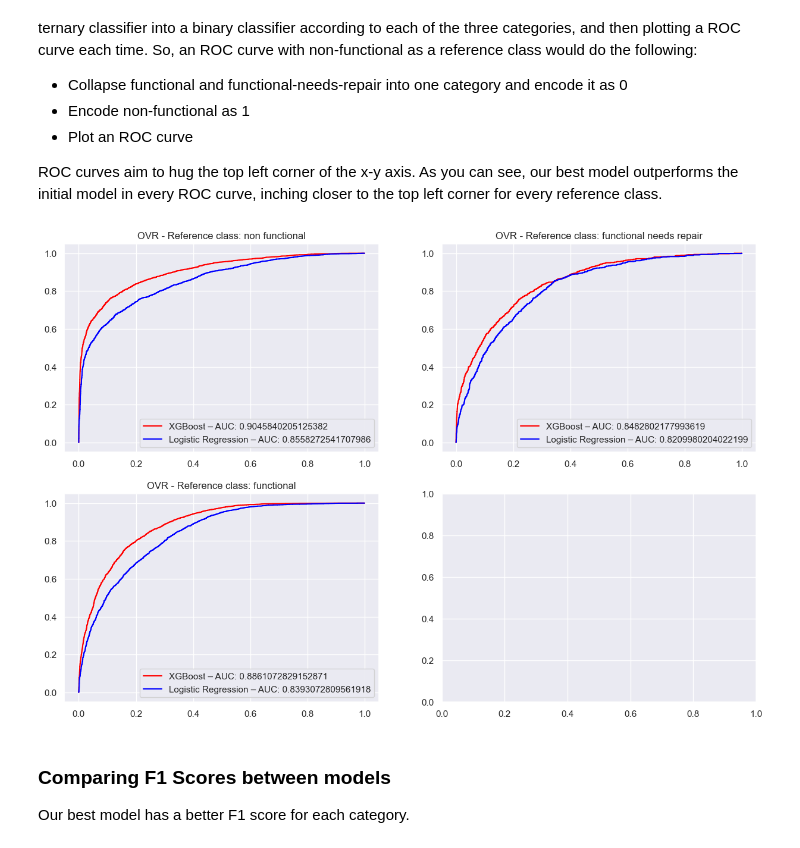
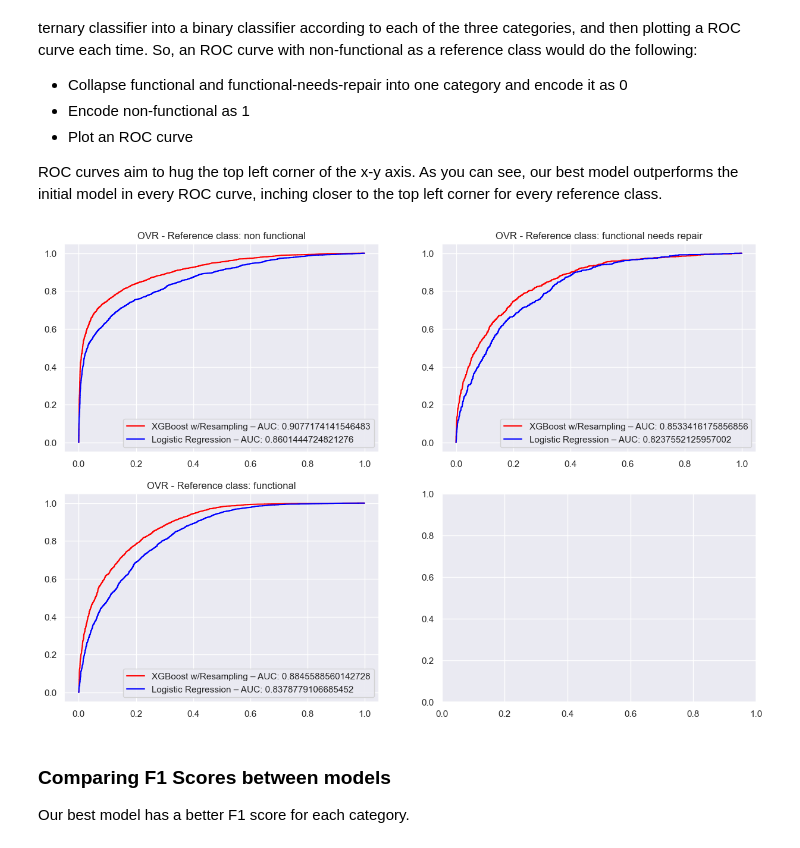
Before and after one commit to Jellohub/phase_3_project, a Jupyter notebook: notebook.ipynb, the cells around one changed output. Cells and saved outputs as stored; diff of their text form; code cells hidden in the pictures.

```diff
--- a/notebook.ipynb
+++ b/notebook.ipynb
@@ -526,10 +562,19 @@ for col in X_cat.columns:
 # %%
 # Casting all categorical features as string dtypes for simplicity
 X_cat = X_cat.astype('str')
+testing_cat = testing_cat.astype('str')
+
+# All the variables used for visualizations later
+geography = pd.concat([X.select_dtypes(['int64', 'float64']).copy(),
+                       y.map({0: 'non functional', 1: 'functional needs repair', 2: 'functional'})], axis=1)
+
+geography = geography[geography.longitude!=0]
 
 # Combining both numeric and categorical features
 X = pd.concat([X_numeric, X_cat], axis=1)
+testing = pd.concat([testing_numeric, testing_cat], axis=1)
 
 # One-hot encoding categorical variables
 # drop_first to prevent collinearity
 X = pd.get_dummies(X, drop_first=True, dtype='int64')
+testing = pd.get_dummies(testing, drop_first=True, dtype='int64')
@@ -544,3 +581,13 @@ geography = geography[geography.longitude!=0]
+# %%
+list1 = list(X.columns)
+list2 = list(testing.columns)
+differences = list(set(list1) ^ set(list2))
+
+for col in differences:
+    if col in list(X.columns):
+        X = X.drop([col], axis=1)
+    elif col in list(testing.columns):
+        testing = testing.drop([col], axis=1)
 # %% [markdown]
 # DESCRIPTIVE STATISTICS OF FEATURES USED
 # %%
@@ -591,20 +638,14 @@ In order to evaluate the performance of our models, we need to create test and t
 # %%
 #Creating a train-test-split for X and y
 X_train, X_test, y_train, y_test = train_test_split(X, y, random_state=state, test_size=0.2)
-# %%
-# Resetting indices for simplicity
-X_train = X_train.reset_index(drop=True)
-X_test = X_test.reset_index(drop=True)
-y_train = y_train.reset_index(drop=True)
-y_test = y_test.reset_index(drop=True)
 # %%
-# {1: 3140} – just the original dataset
+# {1: 3466} – just the original dataset
 # {1: 10000} – increasing instances of functional needs repair to 10,000
 # {1: 15000} – increasing instances of functional needs repair to 15,000
 # {1: 20000} – increasing instances of functional needs repair to 20,000
 # auto – increasing instances of functional needs repair to whatever the most frequent class has
 
-resampled_datasets = {str(n): SMOTE(sampling_strategy=n, random_state=state).fit_resample(X_train, y_train) for n in [{1: 3140}, {1: 10000}, {1: 15000}, {1: 20000}, 'auto']}
+resampled_datasets = {str(n): SMOTE(sampling_strategy=n, random_state=state).fit_resample(X_train, y_train) for n in [{1: 3466}, {1: 10000}, {1: 15000}, {1: 20000}, 'auto']}
 resampled_datasets = [(name, key[0], key[1]) for name, key in resampled_datasets.items()]
 # %% [markdown]
 # Base Model – Logistic Regression, No Regularization, No Resampling
@@ -888,16 +925,16 @@ for i in [0,1,2]:
 # %%
 # Plots both sets of curves next to each other
 
 fig, ax = plt.subplots(2,2, figsize=(15,10))
 for i in [0,1,2]:
     row = i//2
     col=i%2
-    ax[row][col].plot(xdatas2[i], ydatas2[i], color='red', label=f"XGBoost – AUC: {auc(xdatas2[i], ydatas2[i])}")
+    ax[row][col].plot(xdatas2[i], ydatas2[i], color='red', label=f"XGBoost w/Resampling – AUC: {auc(xdatas2[i], ydatas2[i])}")
     ax[row][col].plot(xdatas[i], ydatas[i], color='blue', label=f"Logistic Regression – AUC: {auc(xdatas[i], ydatas[i])}")
     ax[row][col].set_title(namez[i])
     ax[row][col].legend(loc=4)
 # %% [output]
-[figure, old version]
+[figure, new version]
 # %% [markdown]
 ### Comparing F1 Scores between models
 
```
Also changed, not shown: parts of 43 cells of this notebook, 29 other files.
